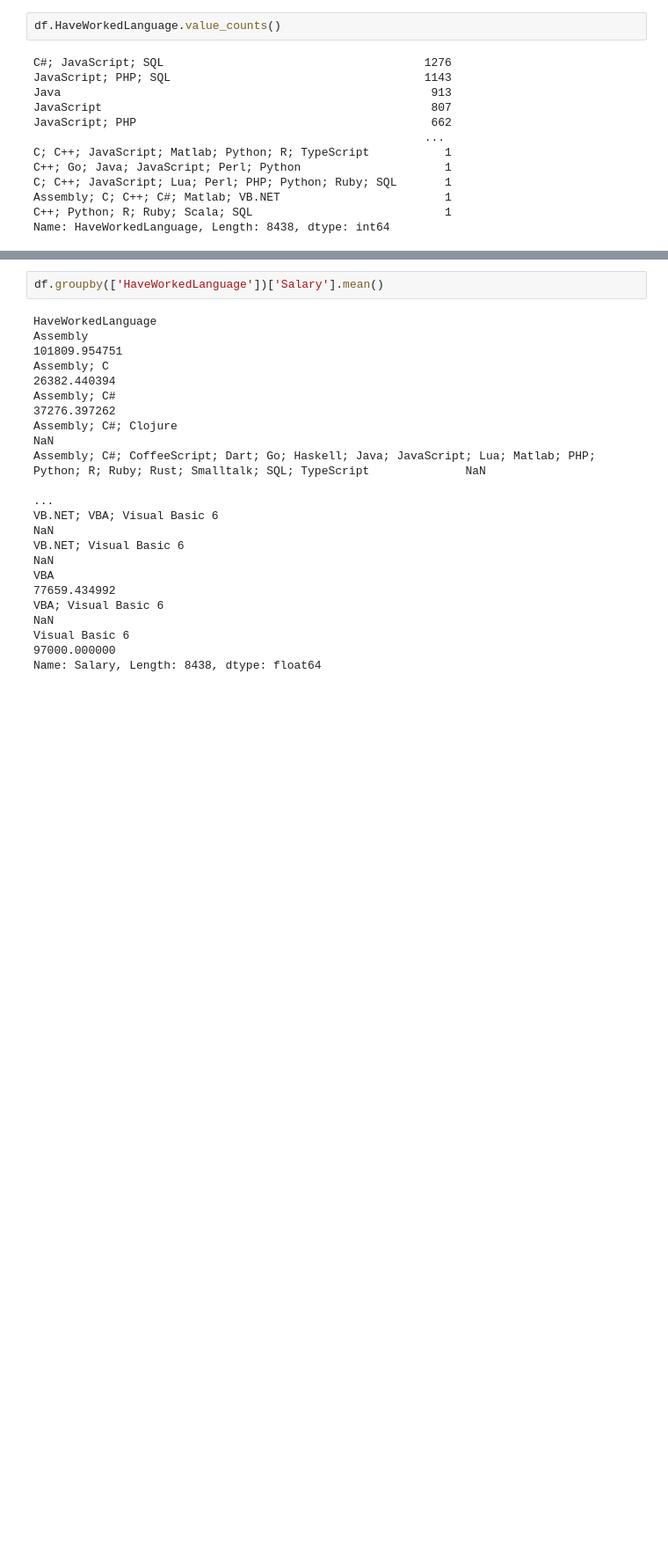
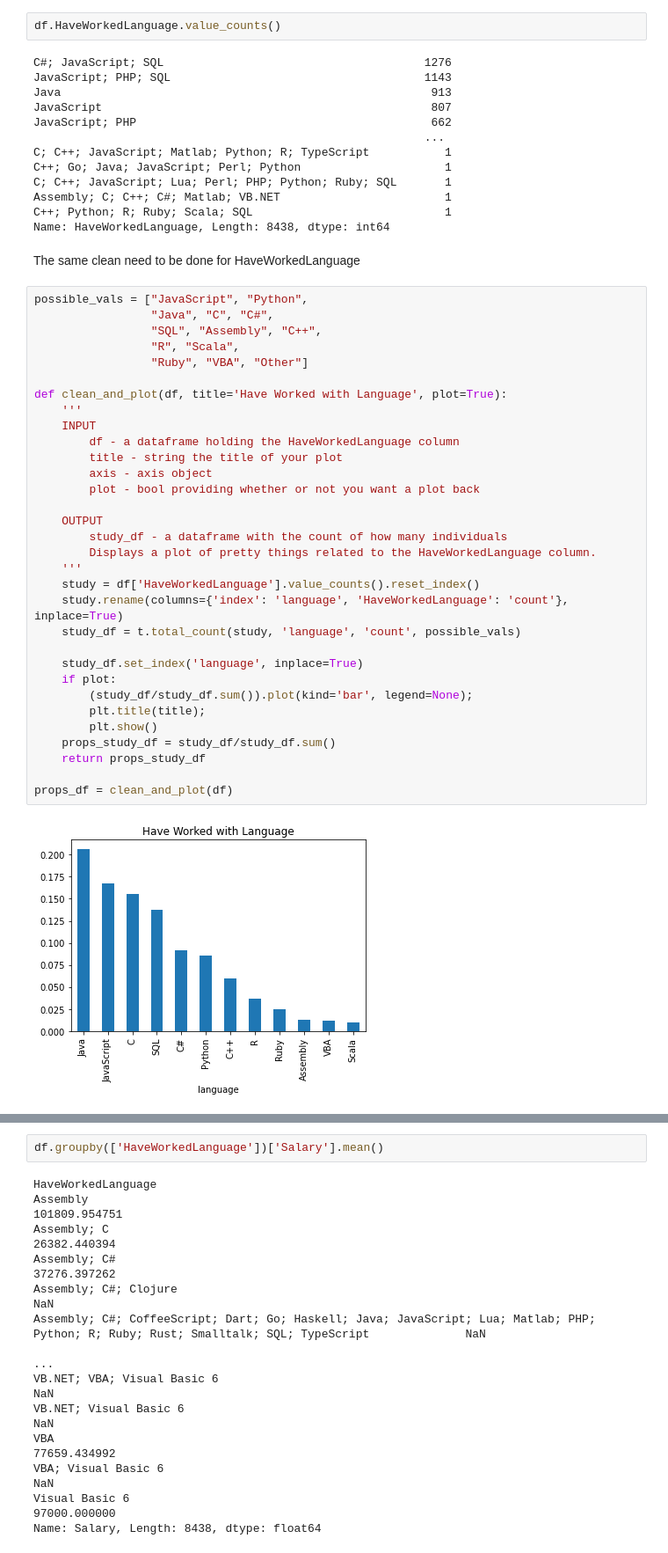
Before and after one commit to trhgvinh/udacity_NanodegreeDS_project1, a Jupyter notebook: Project1.ipynb, the cells around one changed output, grey strips where cells are left out. Shown: that part at 88% size. Saved outputs shown, nothing was run; the diff lists cells and outputs as text; blank space fills up the shorter version.

```diff
--- a/Project1.ipynb
+++ b/Project1.ipynb
@@ -78,4 +118,40 @@ C; C++; JavaScript; Lua; Perl; PHP; Python; Ruby; SQL       1
 Assembly; C; C++; C#; Matlab; VB.NET                        1
 C++; Python; R; Ruby; Scala; SQL                            1
 Name: HaveWorkedLanguage, Length: 8438, dtype: int64
+# %% [markdown]
+The same clean need to be done for HaveWorkedLanguage
+# %%
+possible_vals = ["JavaScript", "Python",
+                 "Java", "C", "C#",
+                 "SQL", "Assembly", "C++",
+                 "R", "Scala",
+                 "Ruby", "VBA", "Other"]
+
+def clean_and_plot(df, title='Have Worked with Language', plot=True):
+    '''
+    INPUT
+        df - a dataframe holding the HaveWorkedLanguage column
+        title - string the title of your plot
+        axis - axis object
+        plot - bool providing whether or not you want a plot back
+
+    OUTPUT
+        study_df - a dataframe with the count of how many individuals
+        Displays a plot of pretty things related to the HaveWorkedLanguage column.
+    '''
+    study = df['HaveWorkedLanguage'].value_counts().reset_index()
+    study.rename(columns={'index': 'language', 'HaveWorkedLanguage': 'count'}, inplace=True)
+    study_df = t.total_count(study, 'language', 'count', possible_vals)
+
+    study_df.set_index('language', inplace=True)
+    if plot:
+        (study_df/study_df.sum()).plot(kind='bar', legend=None);
+        plt.title(title);
+        plt.show()
+    props_study_df = study_df/study_df.sum()
+    return props_study_df
+
+props_df = clean_and_plot(df)
+# %% [output]
+[figure, added]
 # %% [markdown]
```
Also changed, not shown: parts of 16 cells of this notebook.
